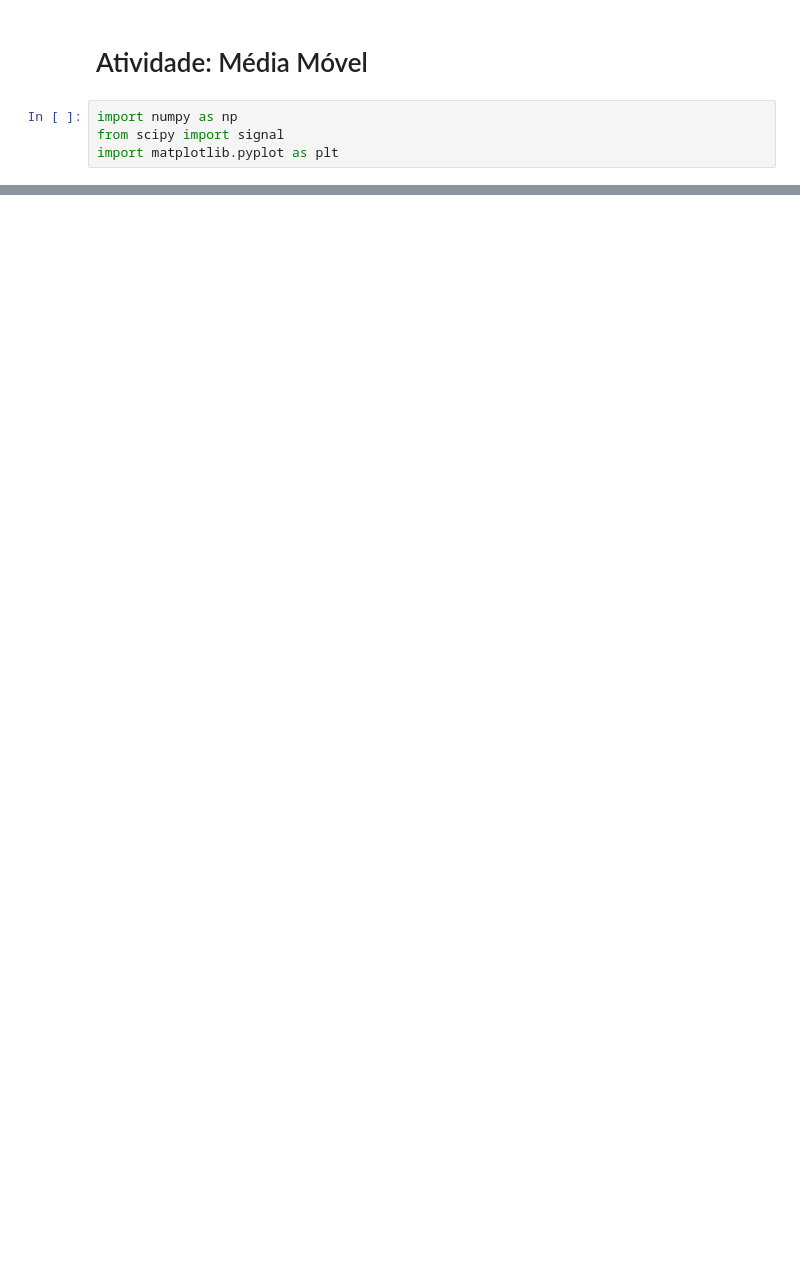
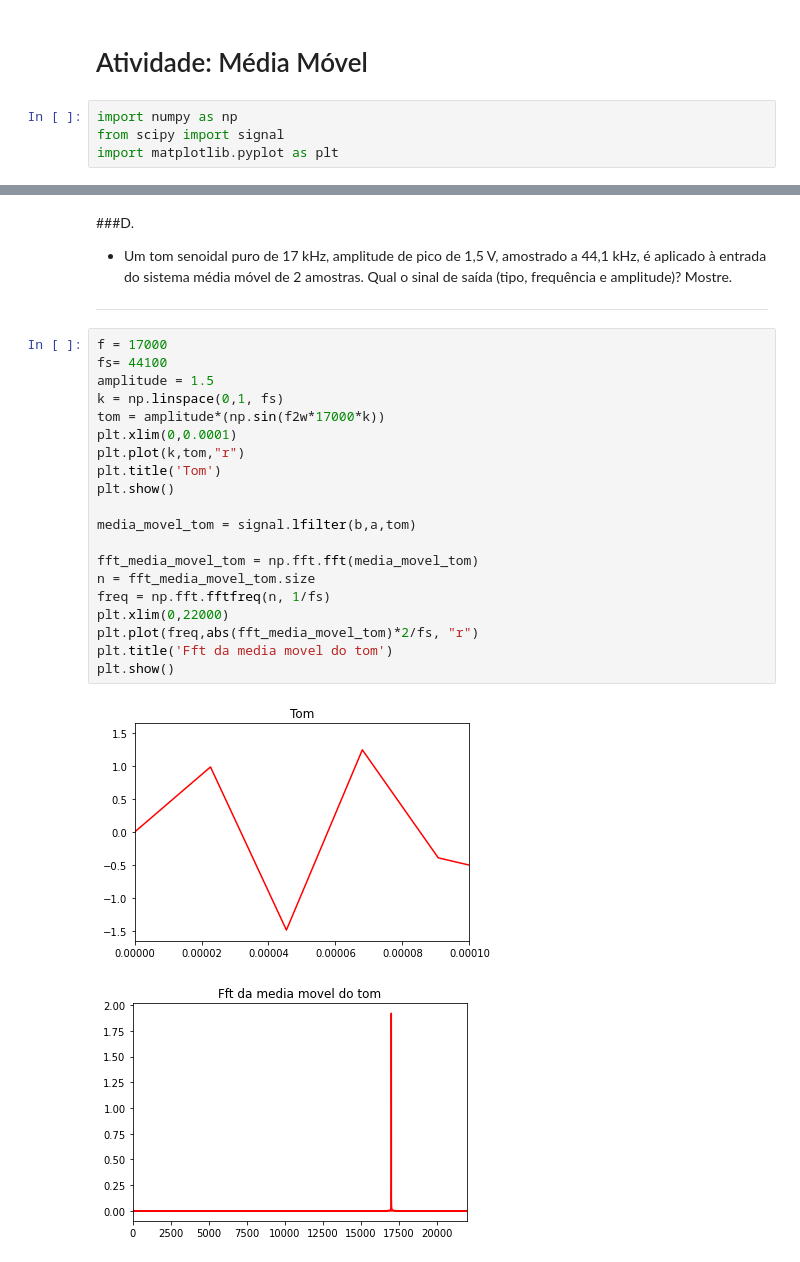
Before and after one commit to victoriafabris/disciplina-dsp-audio-video, a Jupyter notebook: atividade3/atividade_3.ipynb, the cells around one changed output, grey strips where cells are left out. Drawn from its saved outputs; the diff is of its cells as text; blank space fills up the shorter version.

```diff
--- a/atividade3/atividade_3.ipynb
+++ b/atividade3/atividade_3.ipynb
@@ -47,0 +63,27 @@ ___
+# %% [markdown]
+###D.
+- Um tom senoidal puro de 17 kHz, amplitude de pico de 1,5 V, amostrado a 44,1 kHz, é aplicado à entrada do sistema média móvel de 2 amostras. Qual o sinal de saída (tipo, frequência e amplitude)? Mostre.
+___
+# %%
+f = 17000
+fs= 44100
+amplitude = 1.5
+k = np.linspace(0,1, fs)
+tom = amplitude*(np.sin(f2w*17000*k))
+plt.xlim(0,0.0001)
+plt.plot(k,tom,"r")
+plt.title('Tom')
+plt.show()
+
+media_movel_tom = signal.lfilter(b,a,tom)
+
+fft_media_movel_tom = np.fft.fft(media_movel_tom)
+n = fft_media_movel_tom.size
+freq = np.fft.fftfreq(n, 1/fs)
+plt.xlim(0,22000)
+plt.plot(freq,abs(fft_media_movel_tom)*2/fs, "r")
+plt.title('Fft da media movel do tom')
+plt.show()
+# %% [output]
+[figure, added]
+[figure, added]
```
Also changed, not shown: parts of 11 cells of this notebook.
